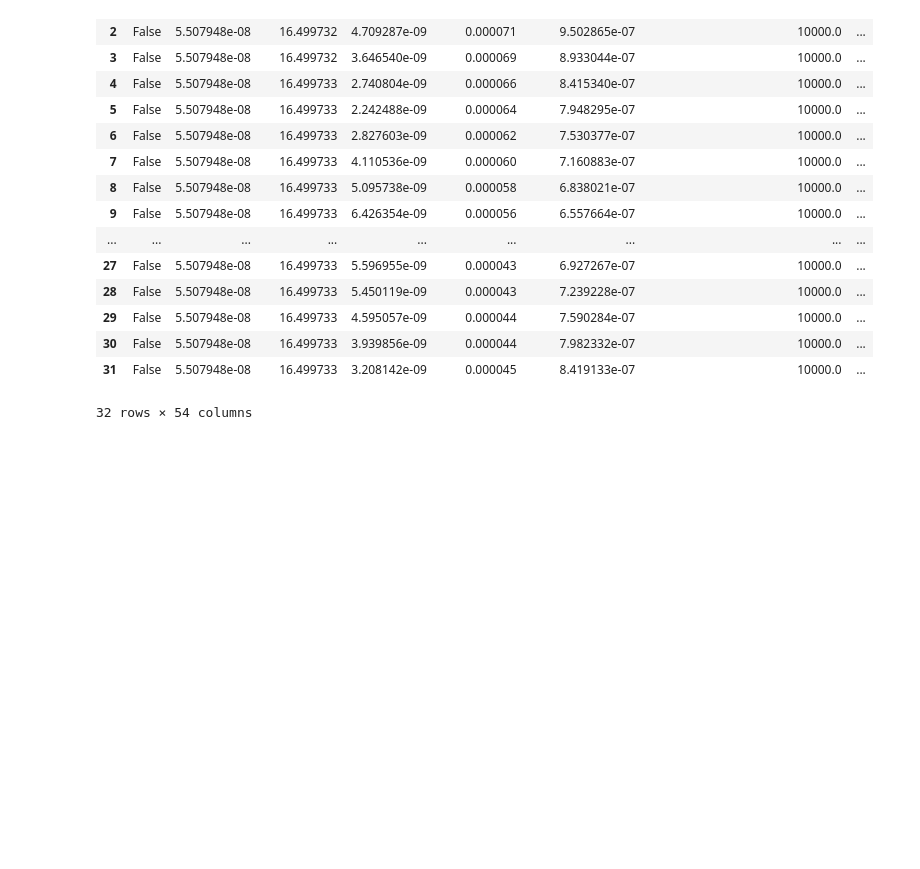
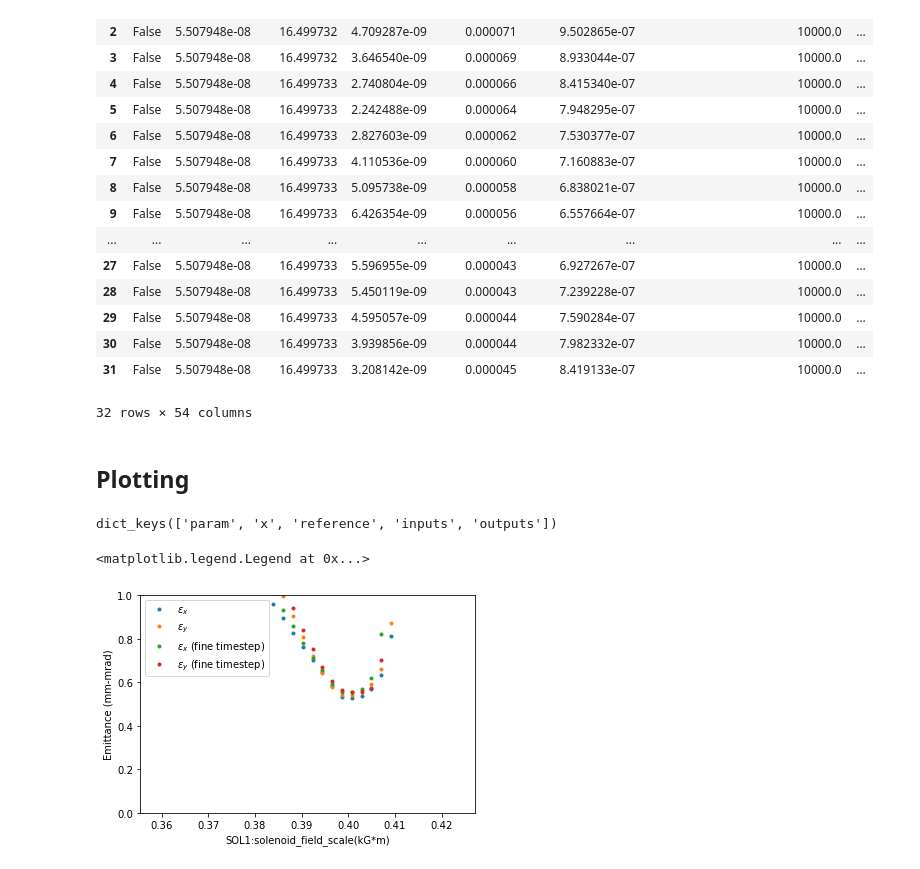
Before and after one commit to slaclab/lcls-cu-inj-surrogate, a Jupyter notebook: full/scans1d_with_load_example.ipynb, the cells around one changed output. Drawn from its saved outputs; the diff is of its cells as text; code cells hidden in the pictures; blank space fills up the shorter version.

Commit message:
adding plotting example for OTR2

```diff
--- a/full/scans1d_with_load_example.ipynb
+++ b/full/scans1d_with_load_example.ipynb
@@ -363,3 +363,5 @@ pd.DataFrame(dat['outputs']) #all inputs
 | 30 | False | 5.507948e-08 | 16.499733 | 3.939856e-09 | 0.000044 | 7.982332e-07 | 10000.0 | ... |
 | 31 | False | 5.507948e-08 | 16.499733 | 3.208142e-09 | 0.000045 | 8.419133e-07 | 10000.0 | ... |
 32 rows × 54 columns
+# %% [markdown]
+## Plotting
@@ -365,0 +370,19 @@ pd.DataFrame(dat['outputs']) #all inputs
+# %%
+dat1 = json.load(open('scan_SOL1 solenoid_field_scale-fine.json'))
+# %%
+dat = json.load(open('scan_SOL1 solenoid_field_scale.json'))
+dat.keys()
+# %% [output]
+dict_keys(['param', 'x', 'reference', 'inputs', 'outputs'])
+# %%
+plt.plot(pd.DataFrame(dat['inputs'])[dat['param']]/0.613396168584396,pd.DataFrame(dat['outputs'])['end_norm_emit_x']*10**6,'.')
+plt.plot(pd.DataFrame(dat['inputs'])[dat['param']]/0.613396168584396,pd.DataFrame(dat['outputs'])['end_norm_emit_y']*10**6,'.')
+plt.plot(pd.DataFrame(dat1['inputs'])[dat1['param']]/0.613396168584396,pd.DataFrame(dat1['outputs'])['end_norm_emit_x']*10**6,'.')
+plt.plot(pd.DataFrame(dat1['inputs'])[dat1['param']]/0.613396168584396,pd.DataFrame(dat1['outputs'])['end_norm_emit_y']*10**6,'.')
+plt.xlabel(dat['param']+'(kG*m)')
+plt.ylabel('Emittance (mm-mrad)')
+plt.ylim([0,1])
+plt.legend([r'$\epsilon_x$',r'$\epsilon_y$',r'$\epsilon_x$ (fine timestep)',r'$\epsilon_y$ (fine timestep)'])
+# %% [output]
+<matplotlib.legend.Legend at 0x...>
+[figure, added]
```
Also changed, not shown: parts of 7 cells of this notebook.
